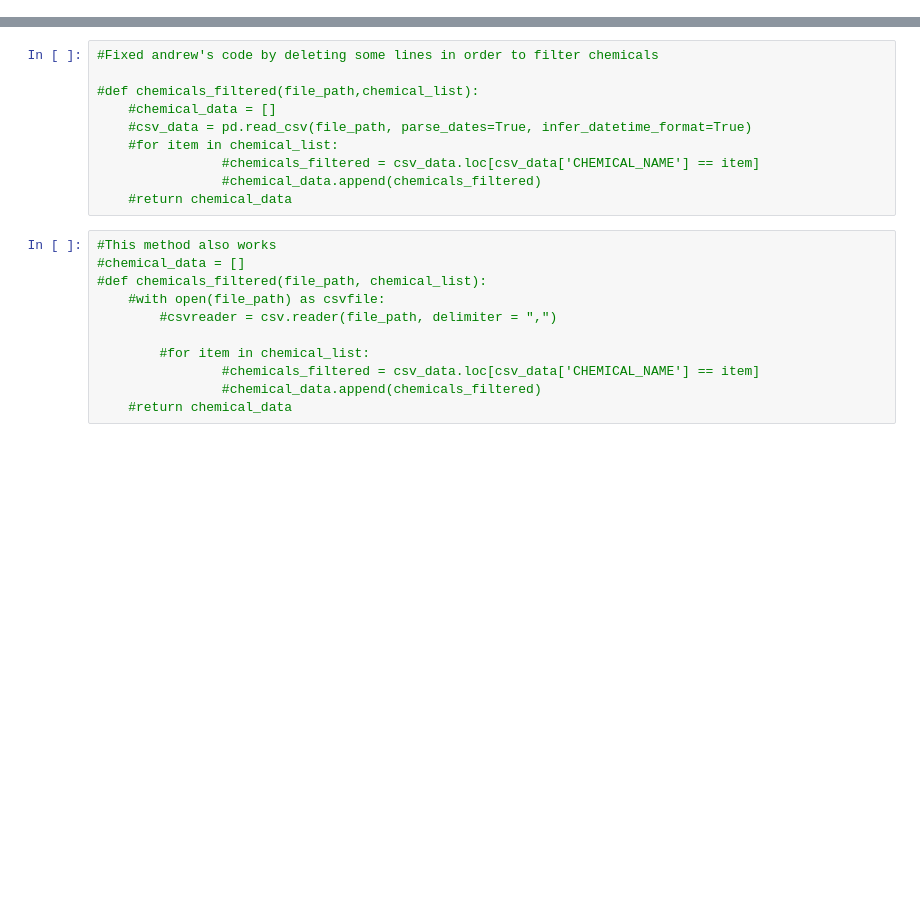
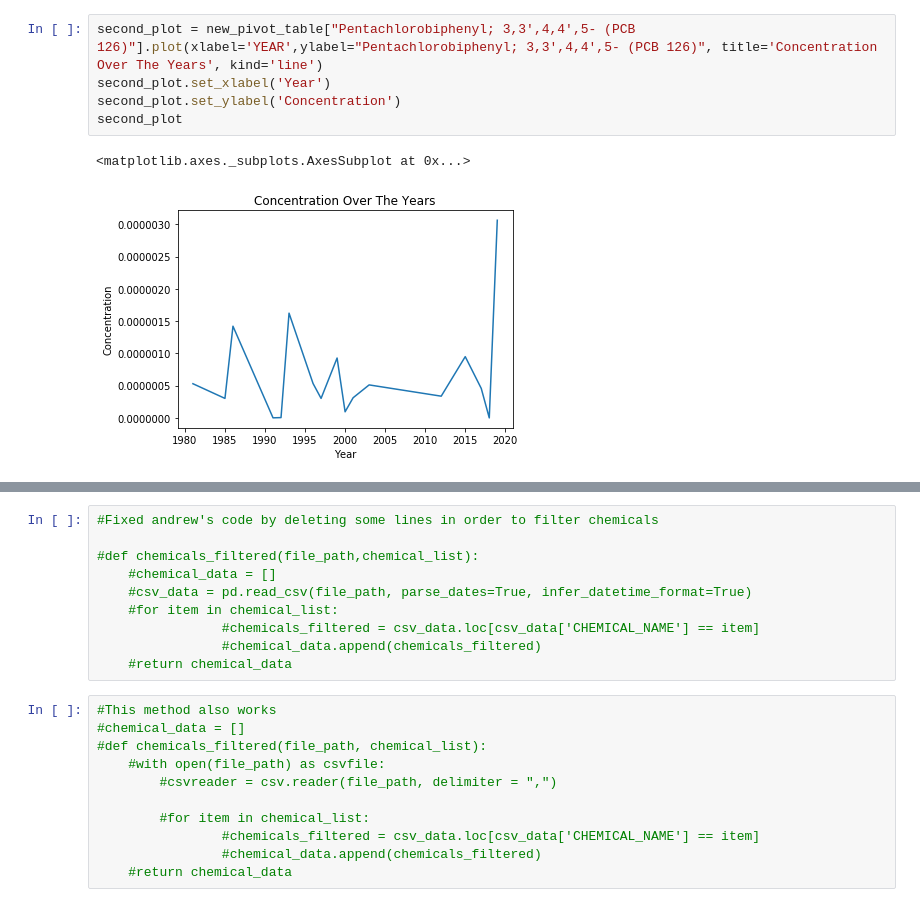
Before and after one commit to kxh3/environmental_contamination, a Jupyter notebook: notebooks/krista.ipynb, the cells around one changed output, grey strips where cells are left out. Drawn from its saved outputs; the diff is of its cells as text; blank space fills up the shorter version.

```diff
--- a/notebooks/krista.ipynb
+++ b/notebooks/krista.ipynb
@@ -76,0 +140,8 @@ ValueError:
+# %%
+second_plot = new_pivot_table["Pentachlorobiphenyl; 3,3',4,4',5- (PCB 126)"].plot(xlabel='YEAR',ylabel="Pentachlorobiphenyl; 3,3',4,4',5- (PCB 126)", title='Concentration Over The Years', kind='line')
+second_plot.set_xlabel('Year')
+second_plot.set_ylabel('Concentration')
+second_plot
+# %% [output]
+<matplotlib.axes._subplots.AxesSubplot at 0x...>
+[figure, added]
```
Also changed, not shown: parts of 22 cells of this notebook, 1 other file.
